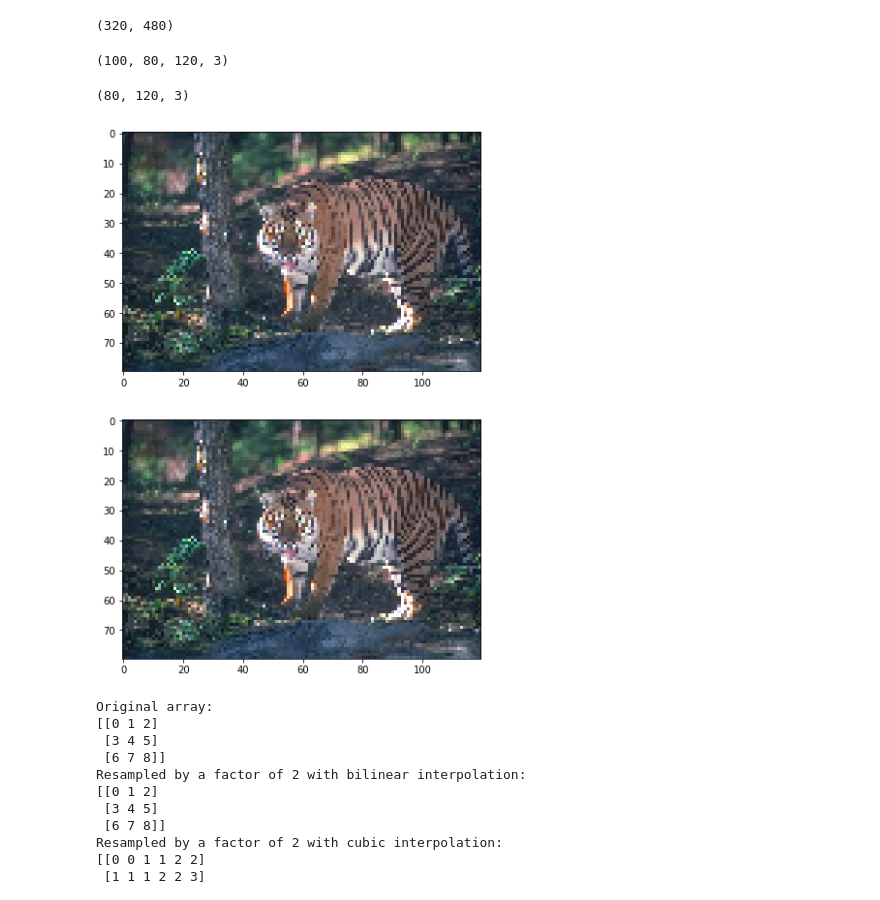
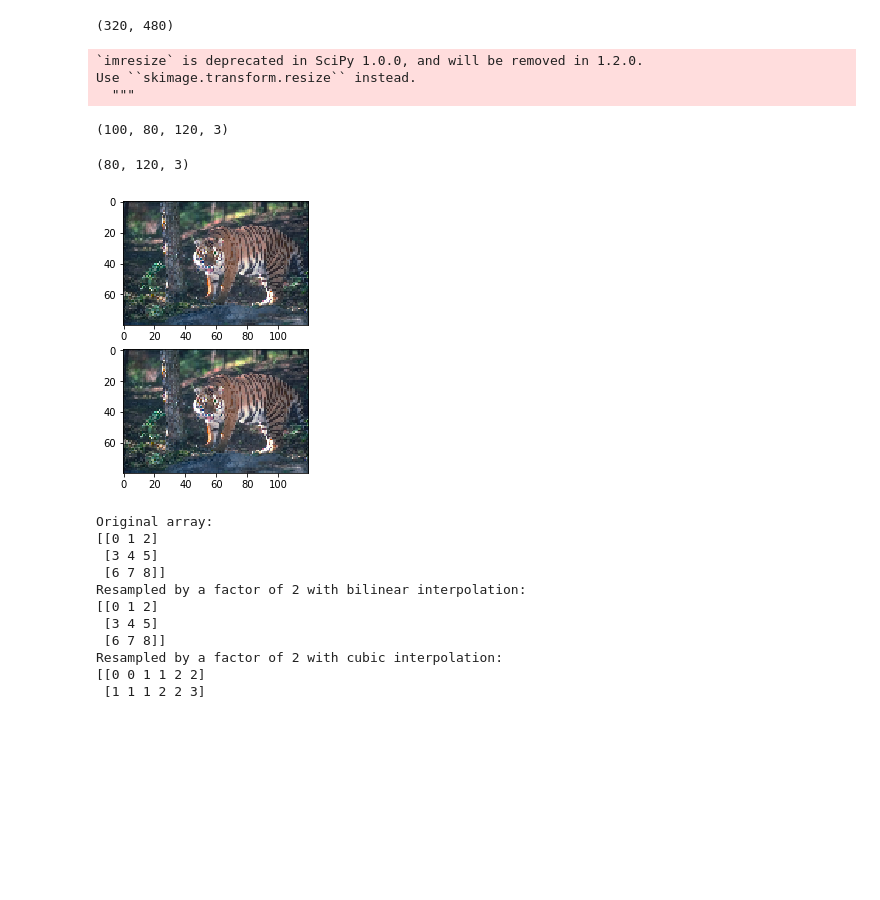
Before and after one commit to 0YJ/SISRIA, a Jupyter notebook: Downsampling-Images.ipynb, the cells around one changed output. Saved outputs shown, nothing was run; the diff lists cells and outputs as text; code cells hidden in the pictures; blank space fills up the shorter version.

Commit message:
adding bicubic interpolation for downsampling

```diff
--- a/Downsampling-Images.ipynb
+++ b/Downsampling-Images.ipynb
@@ -42,9 +42,18 @@ min_shape = 120, 80
 # %%
 resize_imgs = list(np.asarray(i.resize(min_shape)) for i in imgs)
 #resize_imgs = list(np.asarray(i) for i in new_img)
-# %%
-np.shape(resize_imgs)
-# %% [output]
-(100, 80, 120, 3)
+# %%
+#np.shape(resize_imgs)
+from skimage.transform import  resize
+temp_bicubic= []
+for index in tqdm(range(len(resize_imgs))):
+    temp_bicubic.append(imresize(resize_imgs[index],size=1.0,interp='bicubic'))
+bicubic_LR =np.array(temp_bicubic)
+bicubic_LR.shape
+# %% [output]
+`imresize` is deprecated in SciPy 1.0.0, and will be removed in 1.2.0.
+Use ``skimage.transform.resize`` instead.
+  """
+(100, 80, 120, 3)
 # %%
 import scipy.ndimage
@@ -56,14 +63,14 @@ t.shape
 # %%
 imf = imgs_comb.save( '111.png' )
 # %%
-plt.figure(figsize=(20,10))
+plt.figure(figsize=(10,5))
 plt.subplot(211)
-plt.imshow(t)
+plt.imshow(bicubic_LR[6])
 plt.subplot(212)
-plt.imshow((imgs_comb))
+plt.imshow((resize_imgs[6]))
 plt.show()
 # %% [output]
-[figure, old version]
+[figure, new version]
 # %%
 import numpy as np
 import scipy.ndimage
```
Also changed, not shown: parts of 1 cell of this notebook.
